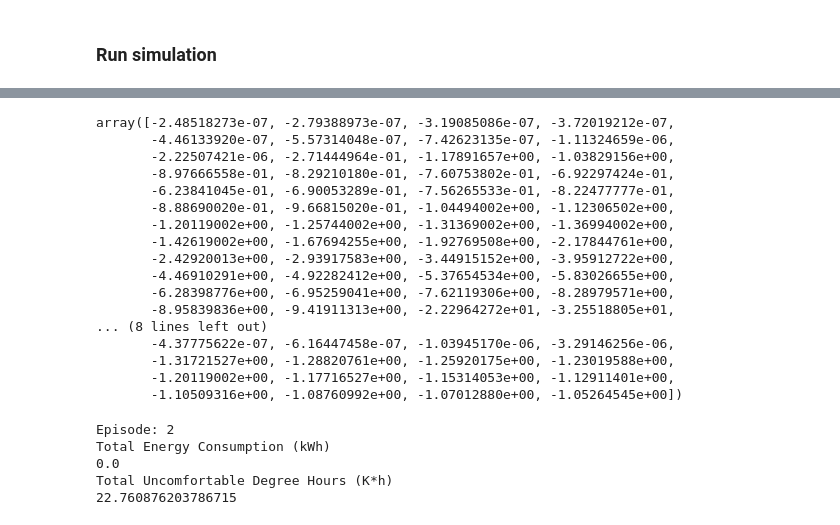
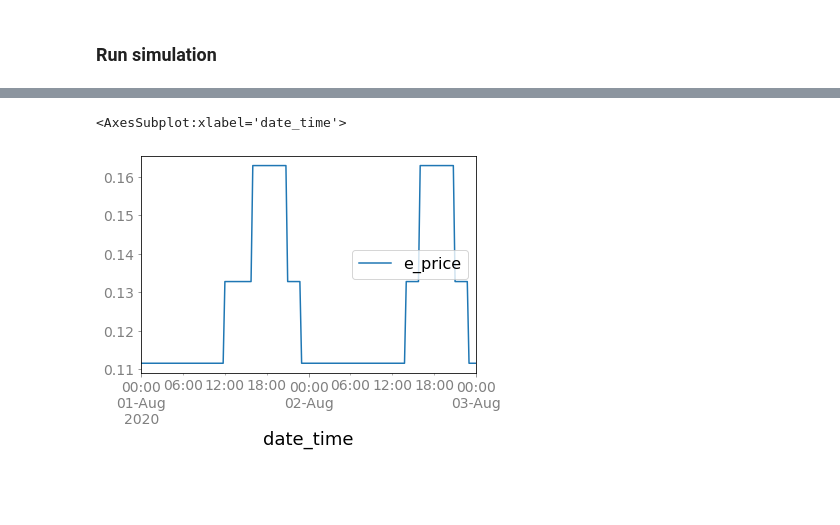
Before and after one commit to LBNL-ETA/AlphaBuilding-ResCommunity, a Jupyter notebook: bin/Section4.2 Single TCL MPC.ipynb, the cells around one changed output, grey strips where cells are left out. Saved outputs shown, nothing was run; the diff lists cells and outputs as text; code cells hidden in the pictures; blank space fills up the shorter version.

```diff
--- a/bin/Section4.2 Single TCL MPC.ipynb
+++ b/bin/Section4.2 Single TCL MPC.ipynb
@@ -294,41 +178,0 @@ Total number of equality constraints.................:       97
-# %%
-sol
-# %% [output]
-array([-2.48518273e-07, -2.79388973e-07, -3.19085086e-07, -3.72019212e-07,
-       -4.46133920e-07, -5.57314048e-07, -7.42623135e-07, -1.11324659e-06,
-       -2.22507421e-06, -2.71444964e-01, -1.17891657e+00, -1.03829156e+00,
-       -8.97666558e-01, -8.29210180e-01, -7.60753802e-01, -6.92297424e-01,
-       -6.23841045e-01, -6.90053289e-01, -7.56265533e-01, -8.22477777e-01,
-       -8.88690020e-01, -9.66815020e-01, -1.04494002e+00, -1.12306502e+00,
-       -1.20119002e+00, -1.25744002e+00, -1.31369002e+00, -1.36994002e+00,
-       -1.42619002e+00, -1.67694255e+00, -1.92769508e+00, -2.17844761e+00,
-       -2.42920013e+00, -2.93917583e+00, -3.44915152e+00, -3.95912722e+00,
-       -4.46910291e+00, -4.92282412e+00, -5.37654534e+00, -5.83026655e+00,
-       -6.28398776e+00, -6.95259041e+00, -7.62119306e+00, -8.28979571e+00,
-       -8.95839836e+00, -9.41911313e+00, -2.22964272e+01, -3.25518805e+01,
-... (8 lines left out)
-       -4.37775622e-07, -6.16447458e-07, -1.03945170e-06, -3.29146256e-06,
-       -1.31721527e+00, -1.28820761e+00, -1.25920175e+00, -1.23019588e+00,
-       -1.20119002e+00, -1.17716527e+00, -1.15314053e+00, -1.12911401e+00,
-       -1.10509316e+00, -1.08760992e+00, -1.07012880e+00, -1.05264545e+00])
-# %%
-for time in T_in_mpc.index:
-    t_current = obs[0];
-    t_forecast = env.weatherForecast()['Temperature']
-
-
-    t_in = obs[-SAMPLE_SIZE:]
-    t_amb = [obs[0]]*SAMPLE_SIZE
-    action = [0]*SAMPLE_SIZE
-    for i in range(SAMPLE_SIZE):
-        action[i] = controller_rbc.action(t_in[i], act_previous[i])
-    obs,_,_,_ = env.step(np.array(action)*2)    # 2 for cooling
-    T_in_mpc.loc[time] = t_in
-    Action_mpc.loc[time] = action
-    act_previous = action
-# %% [output]
-Episode: 2
-Total Energy Consumption (kWh)
-0.0
-Total Uncomfortable Degree Hours (K*h)
-22.760876203786715
@@ -334,0 +183,7 @@ Total Uncomfortable Degree Hours (K*h)
+# %%
+e_price_fake = e_price.copy()
+e_price_fake[48:56] = 0.1328
+e_price_fake.plot()
+# %% [output]
+<AxesSubplot:xlabel='date_time'>
+[figure, added]
```
Also changed, not shown: parts of 18 cells of this notebook, 4 other files.
